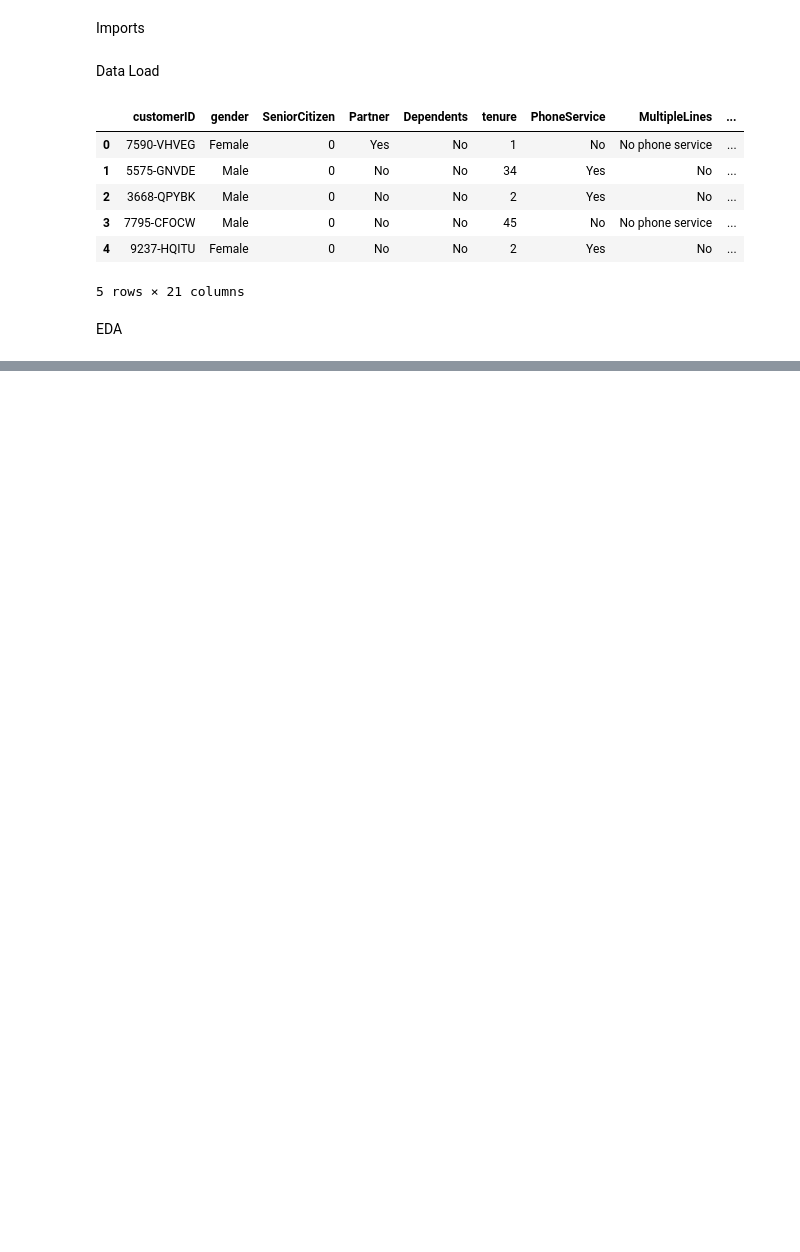
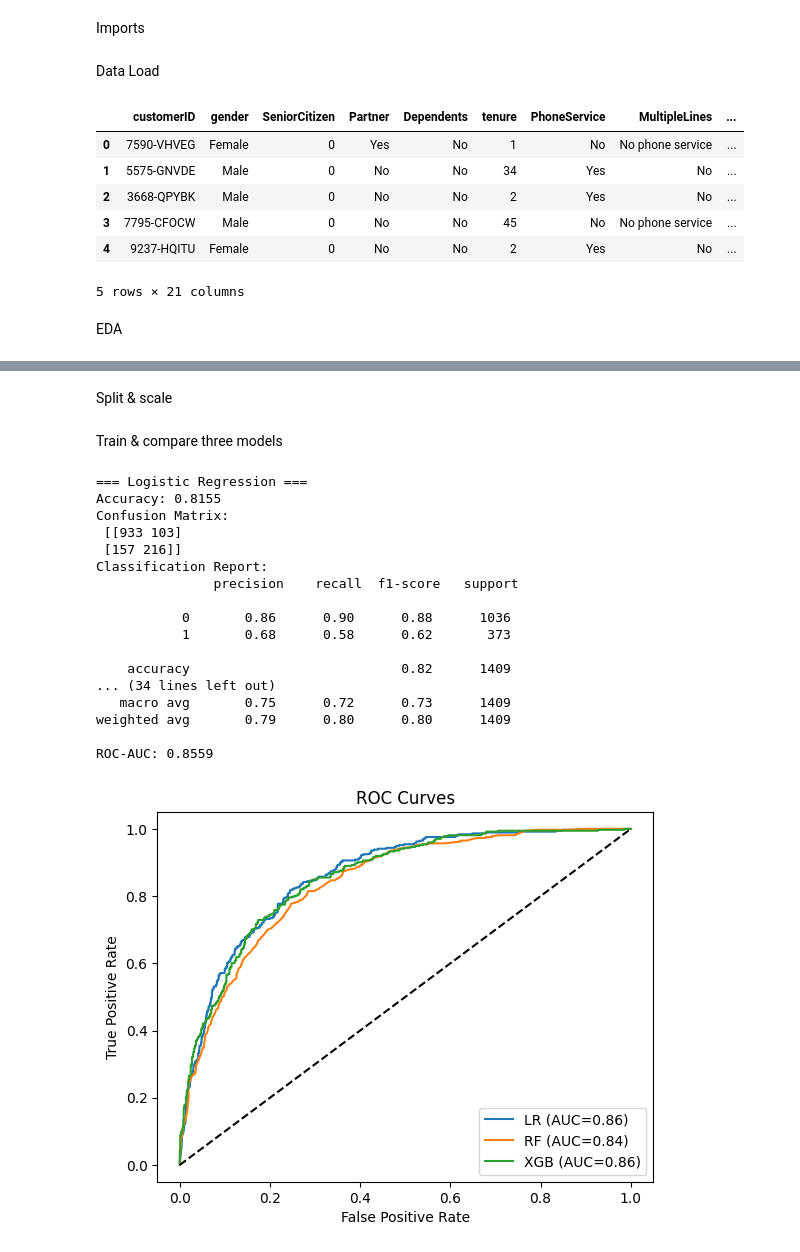
Before and after one commit to vaibhavi1711/customer-churn-prediction, a Jupyter notebook: notebooks/churn_prediction.ipynb, the cells around one changed output, grey strips where cells are left out. Drawn from its saved outputs; the diff is of its cells as text; code cells hidden in the pictures; blank space fills up the shorter version.

```diff
--- a/notebooks/churn_prediction.ipynb
+++ b/notebooks/churn_prediction.ipynb
@@ -48,0 +59,13 @@ TypeError: NDFrame.describe() got an unexpected keyword argument 'numeric_only'
+# %%
+df.drop("customerID", axis=1, inplace=True)
+
+df["TotalCharges"] = pd.to_numeric(df["TotalCharges"], errors="coerce")
+df["TotalCharges"].fillna(df["TotalCharges"].median(), inplace=True)
+
+for col in df.select_dtypes(include=["object"]).columns:
+    if df[col].nunique() == 2:
+        df[col] = LabelEncoder().fit_transform(df[col])
+    else:
+        df[col] = df[col].astype("category").cat.codes
+
+df.head()
@@ -48,0 +85,2 @@ TypeError: NDFrame.describe() got an unexpected keyword argument 'numeric_only'
+# %% [markdown]
+Split & scale
@@ -48,0 +116,42 @@ TypeError: NDFrame.describe() got an unexpected keyword argument 'numeric_only'
+# %% [markdown]
+Train & compare three models
+# %%
+lr_fpr, lr_tpr, lr_auc = evaluate_model(LogisticRegression(max_iter=1000),
+                                        X_train_s, X_test_s, y_train, y_test, "Logistic Regression")
+
+rf_fpr, rf_tpr, rf_auc = evaluate_model(RandomForestClassifier(n_estimators=200, random_state=42),
+                                        X_train_s, X_test_s, y_train, y_test, "Random Forest")
+
+xgb = XGBClassifier(
+    n_estimators=300, learning_rate=0.05, max_depth=5,
+    subsample=0.9, colsample_bytree=0.9, random_state=42, eval_metric="logloss"
+)
+xgb_fpr, xgb_tpr, xgb_auc = evaluate_model(xgb, X_train_s, X_test_s, y_train, y_test, "XGBoost")
+
+# Plot ROC curves
+plt.figure()
+if lr_fpr is not None:  plt.plot(lr_fpr,  lr_tpr,  label=f"LR (AUC={lr_auc:.2f})")
+if rf_fpr is not None:  plt.plot(rf_fpr,  rf_tpr,  label=f"RF (AUC={rf_auc:.2f})")
+if xgb_fpr is not None: plt.plot(xgb_fpr, xgb_tpr, label=f"XGB (AUC={xgb_auc:.2f})")
+plt.plot([0,1],[0,1], "k--")
+plt.xlabel("False Positive Rate"); plt.ylabel("True Positive Rate")
+plt.title("ROC Curves"); plt.legend(); plt.show()
+# %% [output]
+=== Logistic Regression ===
+Accuracy: 0.8155
+Confusion Matrix:
+ [[933 103]
+ [157 216]]
+Classification Report:
+               precision    recall  f1-score   support
+
+           0       0.86      0.90      0.88      1036
+           1       0.68      0.58      0.62       373
+
+    accuracy                           0.82      1409
+... (34 lines left out)
+   macro avg       0.75      0.72      0.73      1409
+weighted avg       0.79      0.80      0.80      1409
+
+ROC-AUC: 0.8559
+[figure, added]
```
Also changed, not shown: parts of 4 cells of this notebook.
